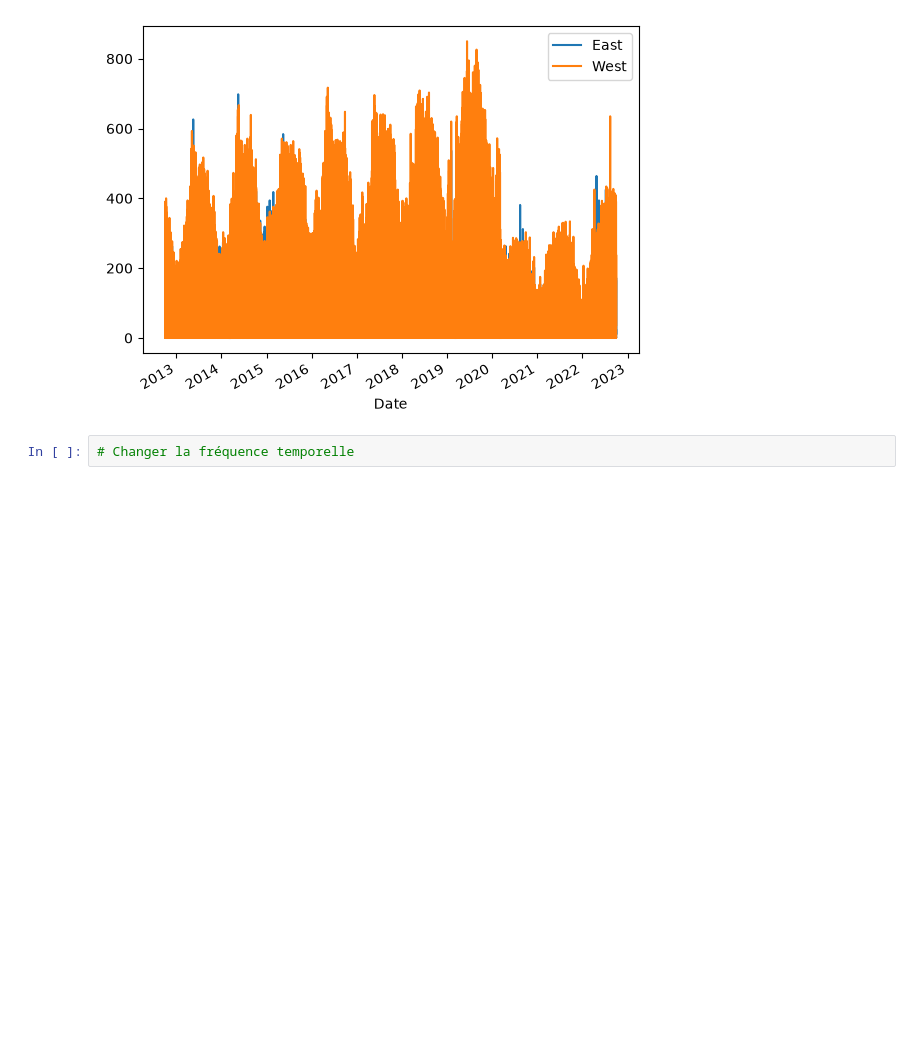
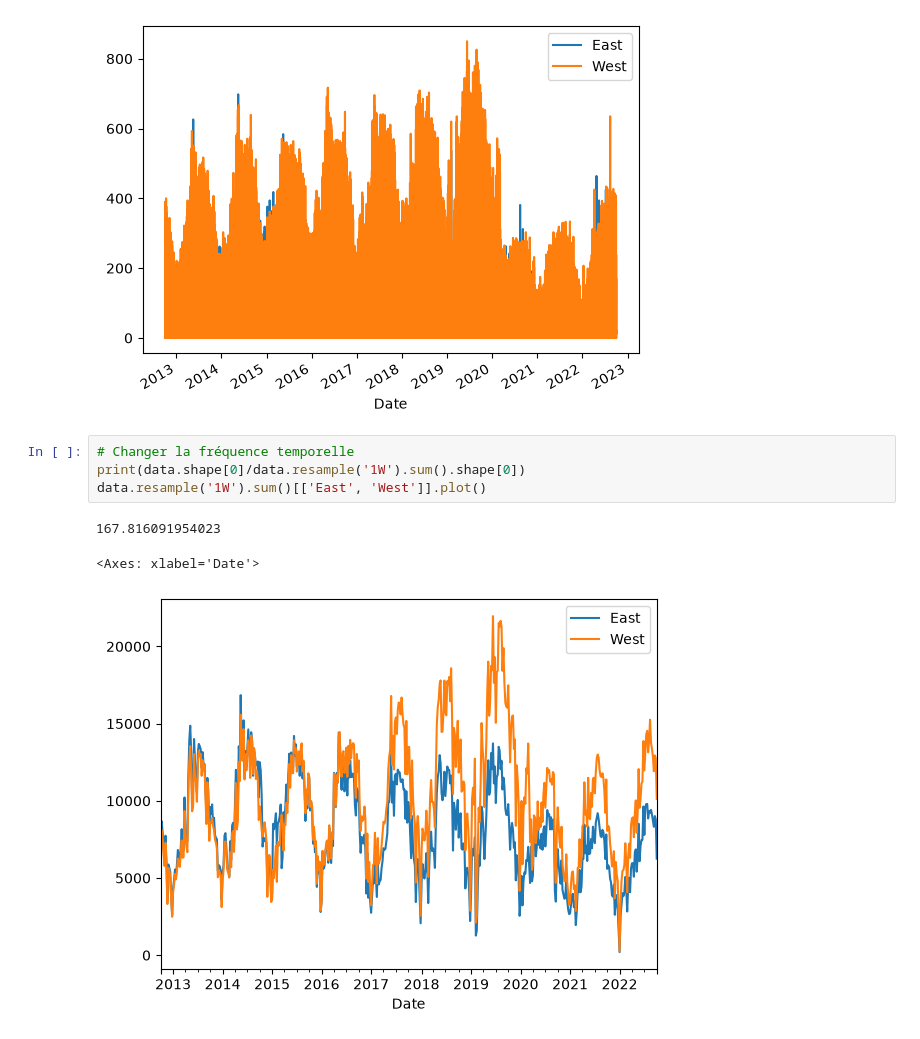
Before and after one commit to JeanneCourvoisier/TP4_Fremont-Bridge, a Jupyter notebook: TP4_Fremont_Bridge.ipynb, the cells around one changed output. Drawn from its saved outputs; the diff is of its cells as text; blank space fills up the shorter version.

```diff
--- a/TP4_Fremont_Bridge.ipynb
+++ b/TP4_Fremont_Bridge.ipynb
@@ -136,5 +139,11 @@ data[['East', 'West']].plot()
 # %% [output]
 <Axes: xlabel='Date'>
 [figure]
-# %%
-# Changer la fréquence temporelle
+# %%
+# Changer la fréquence temporelle
+print(data.shape[0]/data.resample('1W').sum().shape[0])
+data.resample('1W').sum()[['East', 'West']].plot()
+# %% [output]
+167.816091954023
+<Axes: xlabel='Date'>
+[figure, added]
```
Also changed, not shown: parts of 7 cells of this notebook.
